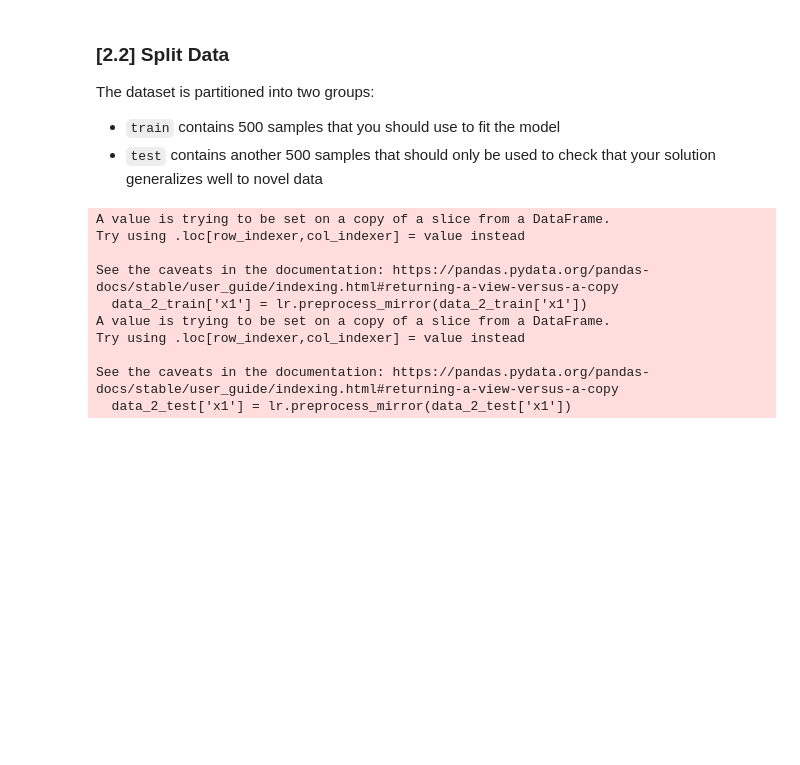
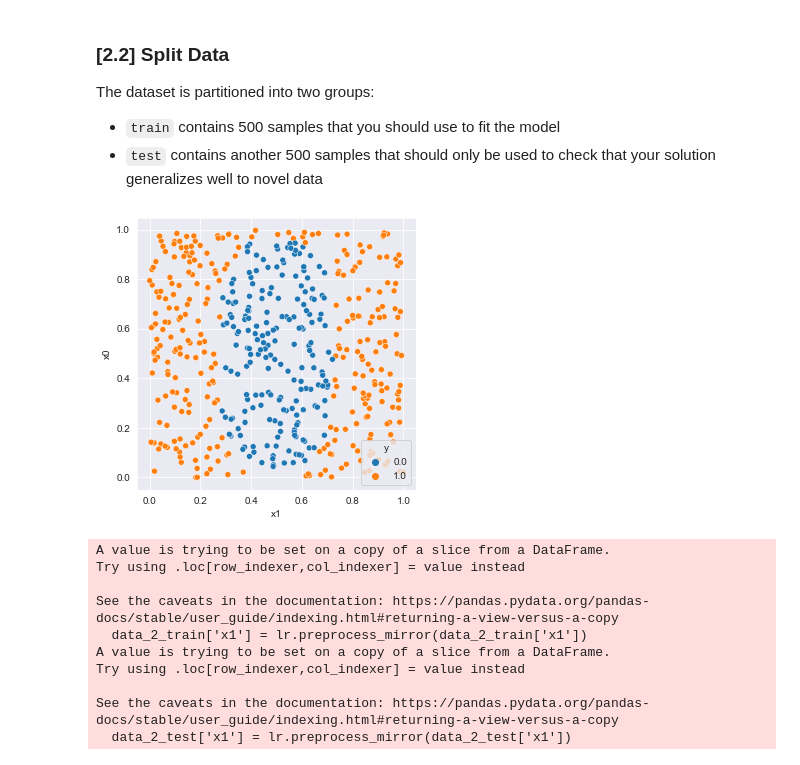
Before and after one commit to Ofplarsen/TDT4173_Machine_Learning, a Jupyter notebook: logistic_regression/experiment.ipynb, the cells around one changed output. Drawn from its saved outputs; the diff is of its cells as text; code cells hidden in the pictures; blank space fills up the shorter version.

```diff
--- a/logistic_regression/experiment.ipynb
+++ b/logistic_regression/experiment.ipynb
@@ -144,4 +141,11 @@ The dataset is partitioned into two groups:
 # %%
 data_2_train = data_2.query('split == "train"')
 data_2_test = data_2.query('split == "test"')
+# %%
+#Plotted the data to easier understand what we are dealing with
+plt.figure(figsize=(5, 5))
+data_3 = data_2_train
+sns.scatterplot(x='x1', y='x0', hue='y', data=data_2_train);
+# %% [output]
+[figure, added]
 # %%
```
Also changed, not shown: parts of 2 cells of this notebook, 2 other files.
